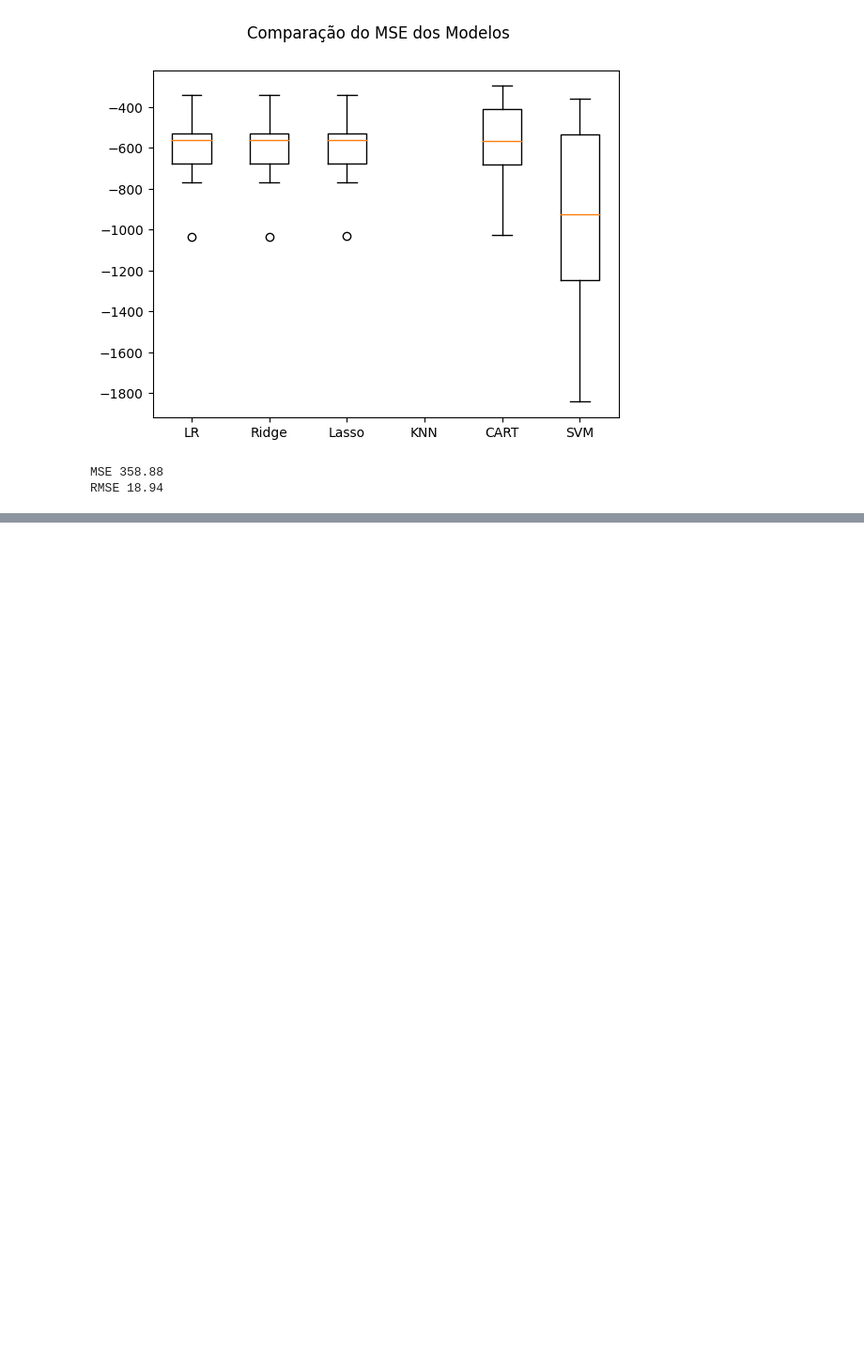
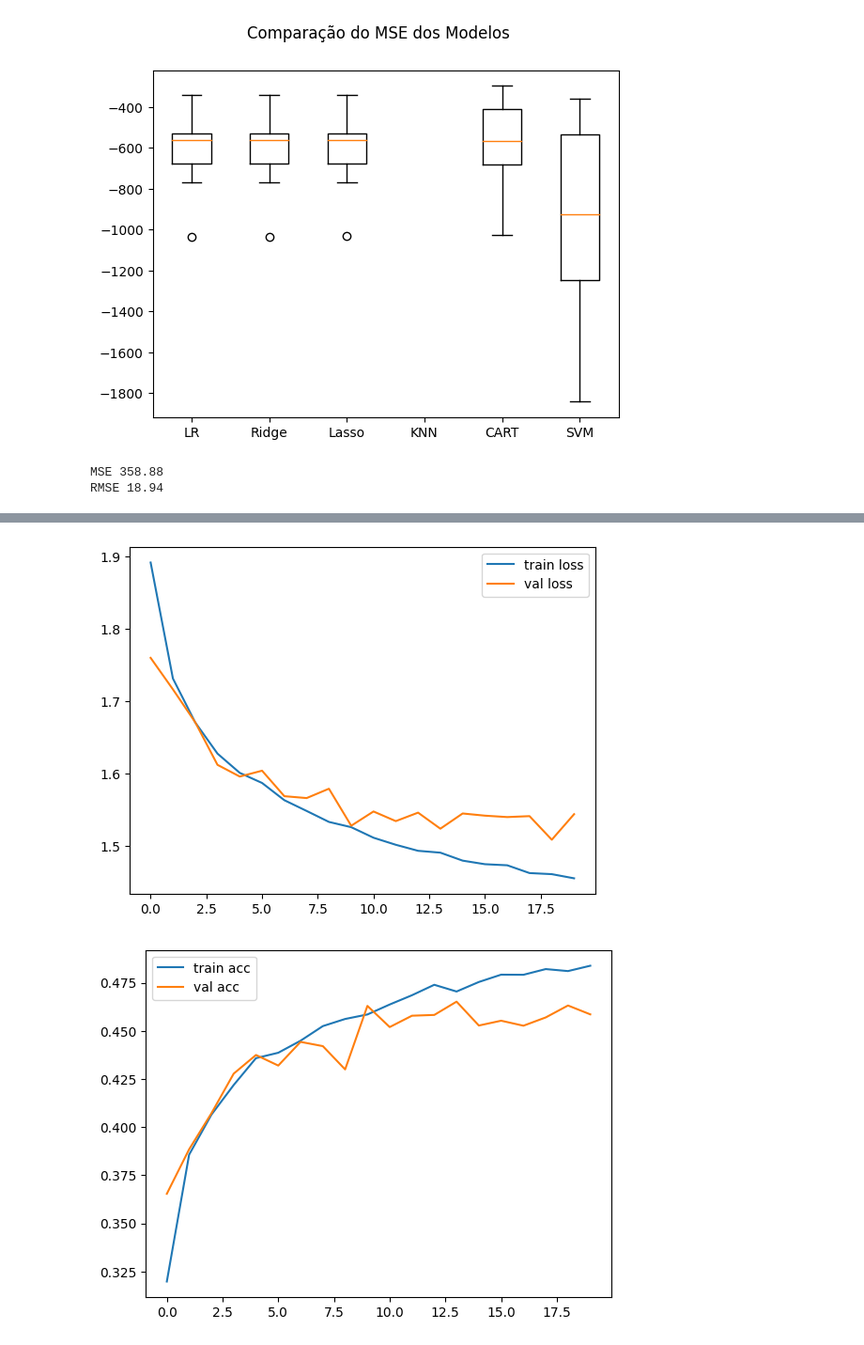
Before and after one commit to AlexandreSaldanha/AlexandreSaldanha, a Jupyter notebook: MVP_ML.ipynb, the cells around one changed output, grey strips where cells are left out. Shown at 94% size. Cells and saved outputs as stored; diff of their text form; code cells hidden in the pictures; blank space fills up the shorter version.

```diff
--- a/MVP_ML.ipynb
+++ b/MVP_ML.ipynb
@@ -216,0 +259,26 @@ RMSE 18.94
+# %%
+import torch.nn as nn
+
+class SimpleNet(nn.Module):
+    def __init__(self, num_classes=10):
+        super(SimpleNet, self).__init__()
+        self.fc1 = nn.Linear(32*32*3, 100) # Fully connected layer with 100 hidden neurons
+        self.fc2 = nn.Linear(100, num_classes) # Fully connected layer with num_classes outputs
+
+    def forward(self, x):
+        x = x.view(-1, 32*32*3) # reshape the input tensor
+        x = self.fc1(x)
+        x = torch.relu(x)
+        x = self.fc2(x)
+        return x
+# %%
+# Instantiate the model
+model = SimpleNet()
+# %%
+# Load the data into PyTorch DataLoader
+train_loader = torch.utils.data.DataLoader(train_set, batch_size=64, shuffle=True)
+test_loader = torch.utils.data.DataLoader(test_set, batch_size=64, shuffle=False)
+
+# Define the loss function and optimizer
+criterion = nn.CrossEntropyLoss()
+optimizer = torch.optim.Adam(model.parameters(), lr=0.001)
@@ -216,0 +358,15 @@ RMSE 18.94
+# %%
+# Plot the training and validation loss
+plt.plot(train_loss_history, label='train loss')
+plt.plot(val_loss_history, label='val loss')
+plt.legend()
+plt.show()
+
+# Plot the training and validation accuracy
+plt.plot(train_acc_history, label='train acc')
+plt.plot(val_acc_history, label='val acc')
+plt.legend()
+plt.show()
+# %% [output]
+[figure, added]
+[figure, added]
```
Also changed, not shown: parts of 7 cells of this notebook.
